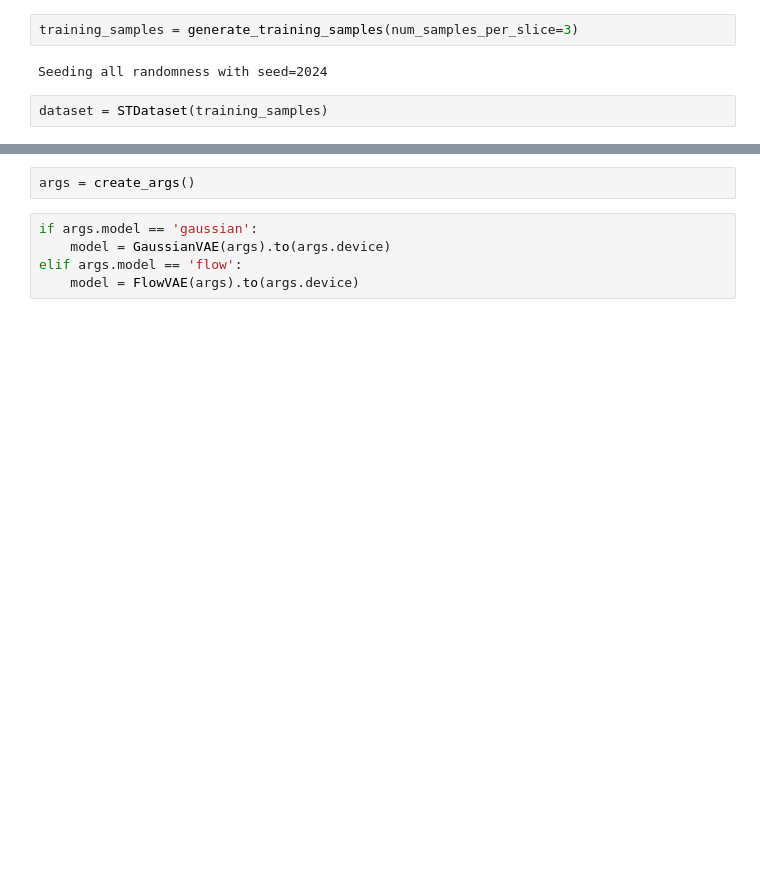
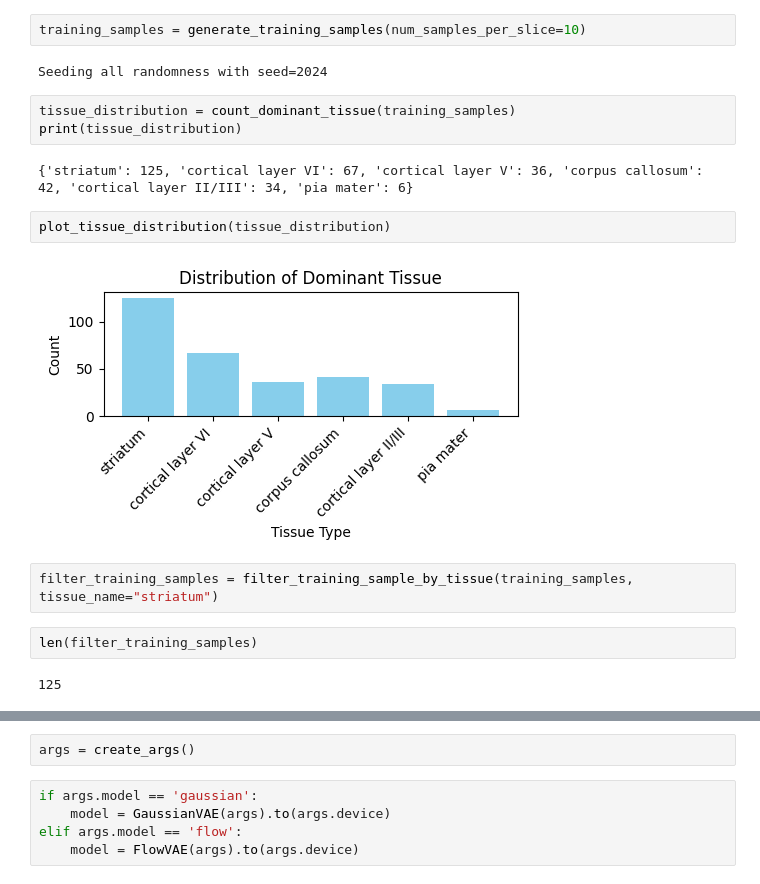
Before and after one commit to RRRussell/DISCO, a Jupyter notebook: Notebook_TrainSTDiffusion.ipynb, the cells around one changed output, grey strips where cells are left out. Drawn from its saved outputs; the diff is of its cells as text; blank space fills up the shorter version.

```diff
--- a/Notebook_TrainSTDiffusion.ipynb
+++ b/Notebook_TrainSTDiffusion.ipynb
@@ -17,8 +19,21 @@ from models.common import get_linear_scheduler
 from models.vae_gaussian import GaussianVAE
 from models.vae_flow import FlowVAE
 # %%
-training_samples = generate_training_samples(num_samples_per_slice=3)
+training_samples = generate_training_samples(num_samples_per_slice=10)
 # %% [output]
 Seeding all randomness with seed=2024
-# %%
-dataset = STDataset(training_samples)
+# %%
+tissue_distribution = count_dominant_tissue(training_samples)
+print(tissue_distribution)
+# %% [output]
+{'striatum': 125, 'cortical layer VI': 67, 'cortical layer V': 36, 'corpus callosum': 42, 'cortical layer II/III': 34, 'pia mater': 6}
+# %%
+plot_tissue_distribution(tissue_distribution)
+# %% [output]
+[figure, added]
+# %%
+filter_training_samples = filter_training_sample_by_tissue(training_samples, tissue_name="striatum")
+# %%
+len(filter_training_samples)
+# %% [output]
+125
```
Also changed, not shown: parts of 24 cells of this notebook, 7 other files.
